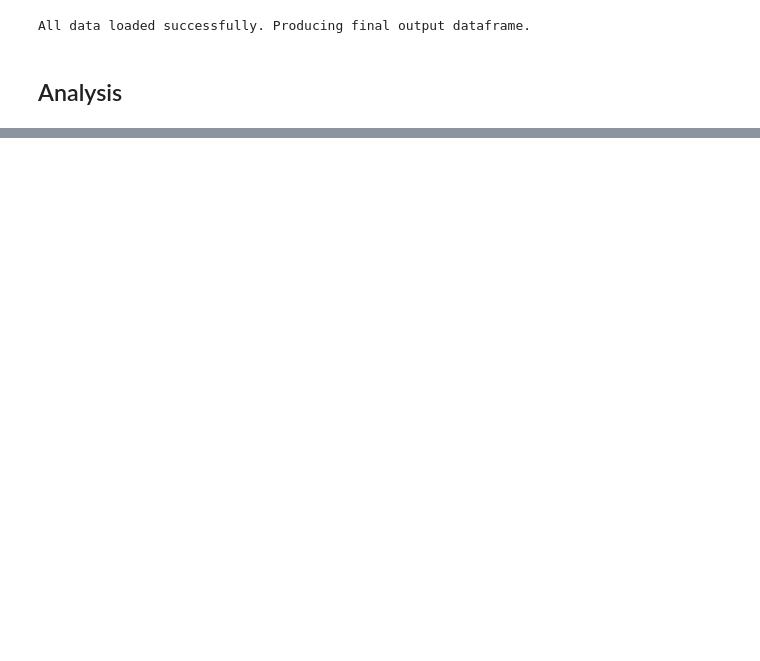
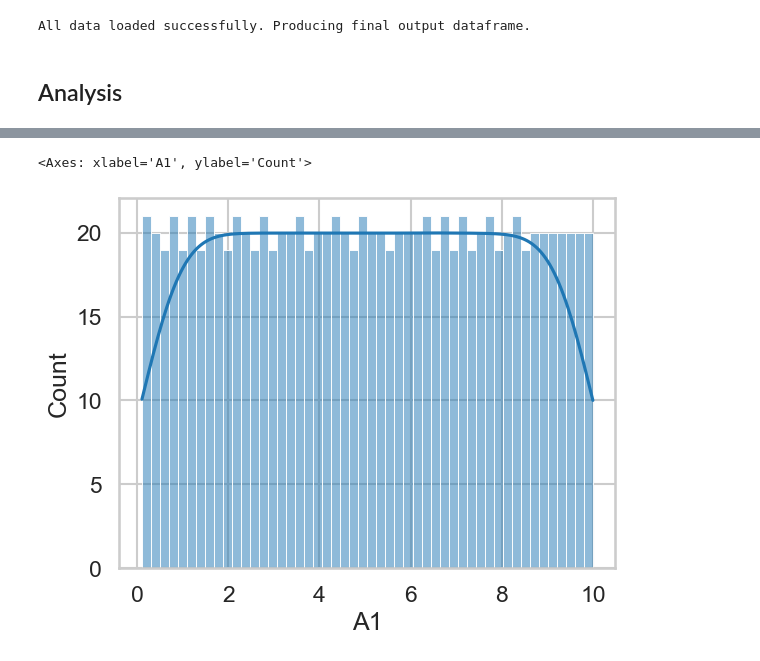
Before and after one commit to AnEvilBurrito/new-peak-project, a Jupyter notebook: src/notebooks/exp/exp16_feature_predictivity_feature_data_noise.ipynb, the cells around one changed output, grey strips where cells are left out. Cells and saved outputs as stored; diff of their text form; code cells hidden in the pictures; blank space fills up the shorter version.

```diff
--- a/src/notebooks/exp/exp16_feature_predictivity_feature_data_noise.ipynb
+++ b/src/notebooks/exp/exp16_feature_predictivity_feature_data_noise.ipynb
@@ -49,7 +49,7 @@ import numpy as np
 ### parameters
 
 notebook_name = 'exp16_feature_predictivity_data_noise' # name of the notebook
-noise_levels = [0.01, 0.05, 0.1, 1, 2, 5, 50] # noise levels to be tested
+noise_levels = [0.01, 0.05, 0.1, 1, 2, 5, 10] # noise levels to be tested
 
 ## Generation of ground truth model
 
@@ -359,7 +370,7 @@ all_loaded = True
 
 for i, df in enumerate(output_data):
     # load the metric data for each scale
-    exp_group = df.iloc[0]['Noise Level']  # get the distortion scale from the first row of the dataframe
+    exp_group = df.iloc[0]['Distortion Scale']  # get the distortion scale from the first row of the dataframe
     curr_scale = str(noise_levels[i])
 
     if exp_group != curr_scale:
@@ -427,0 +540,7 @@ plt.show()
+# %%
+# plot histogram of the feature data
+
+sns.histplot(data=feature_data_all[0], x='A1', bins=50, kde=True)
+# %% [output]
+<Axes: xlabel='A1', ylabel='Count'>
+[figure, added]
```
Also changed, not shown: parts of 11 cells of this notebook, 2 other files.
